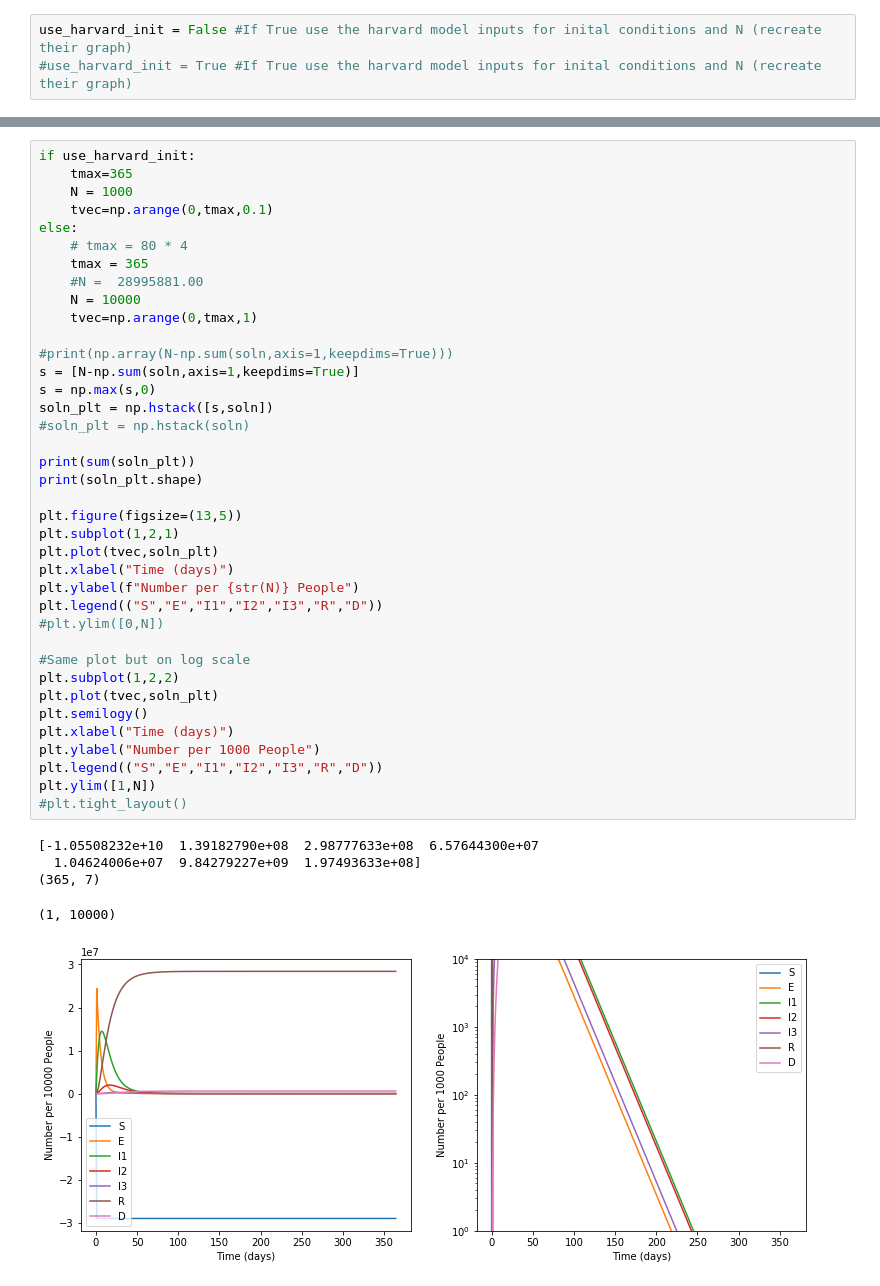
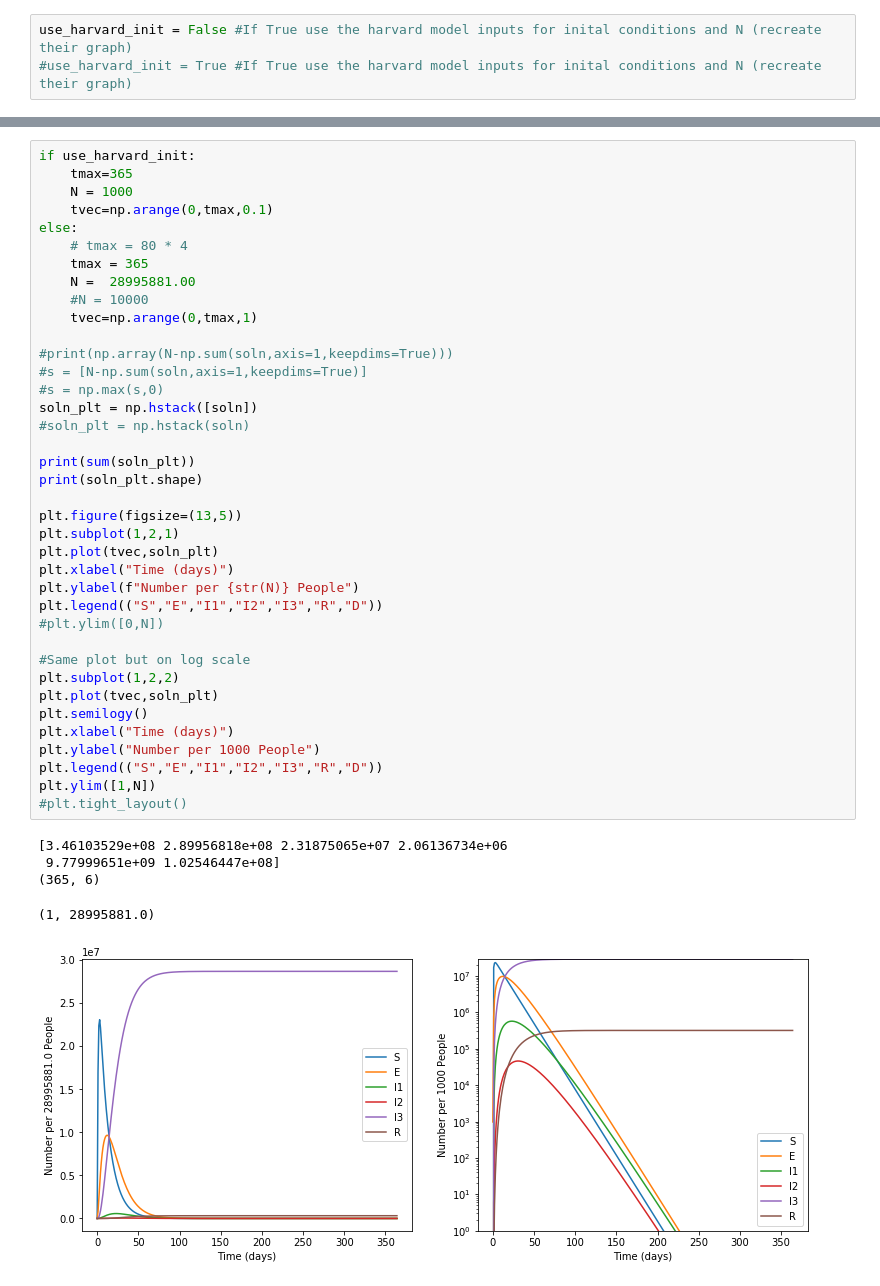
Before and after one commit to act-now-coalition/covid-data-model, a Jupyter notebook: seird_notebook_runtime.ipynb, the cells around one changed output, grey strips where cells are left out. Drawn from its saved outputs; the diff is of its cells as text.

```diff
--- a/seird_notebook_runtime.ipynb
+++ b/seird_notebook_runtime.ipynb
@@ -183,40 +182,40 @@ if use_harvard_init:
     tvec=np.arange(0,tmax,0.1)
 else:
     # tmax = 80 * 4
     tmax = 365
-    #N =  28995881.00
-    N = 10000
+    N =  28995881.00
+    #N = 10000
     tvec=np.arange(0,tmax,1)
 
 #print(np.array(N-np.sum(soln,axis=1,keepdims=True)))
-s = [N-np.sum(soln,axis=1,keepdims=True)]
-s = np.max(s,0)
-soln_plt = np.hstack([s,soln])
+#s = [N-np.sum(soln,axis=1,keepdims=True)]
+#s = np.max(s,0)
+soln_plt = np.hstack([soln])
 #soln_plt = np.hstack(soln)
 
 print(sum(soln_plt))
 print(soln_plt.shape)
 
 plt.figure(figsize=(13,5))
 plt.subplot(1,2,1)
 plt.plot(tvec,soln_plt)
 plt.xlabel("Time (days)")
 plt.ylabel(f"Number per {str(N)} People")
 plt.legend(("S","E","I1","I2","I3","R","D"))
 #plt.ylim([0,N])
 
 #Same plot but on log scale
 plt.subplot(1,2,2)
 plt.plot(tvec,soln_plt)
 plt.semilogy()
 plt.xlabel("Time (days)")
 plt.ylabel("Number per 1000 People")
 plt.legend(("S","E","I1","I2","I3","R","D"))
 plt.ylim([1,N])
 #plt.tight_layout()
 # %% [output]
-[-1.05508232e+10  1.39182790e+08  2.98777633e+08  6.57644300e+07
-  1.04624006e+07  9.84279227e+09  1.97493633e+08]
-(365, 7)
+[3.46103529e+08 2.89956818e+08 2.31875065e+07 2.06136734e+06
+ 9.77999651e+09 1.02546447e+08]
+(365, 6)
-(1, 10000)
+(1, 28995881.0)
-[figure, old version]
+[figure, new version]
```
Also changed, not shown: parts of 7 cells of this notebook, 3 other files.
